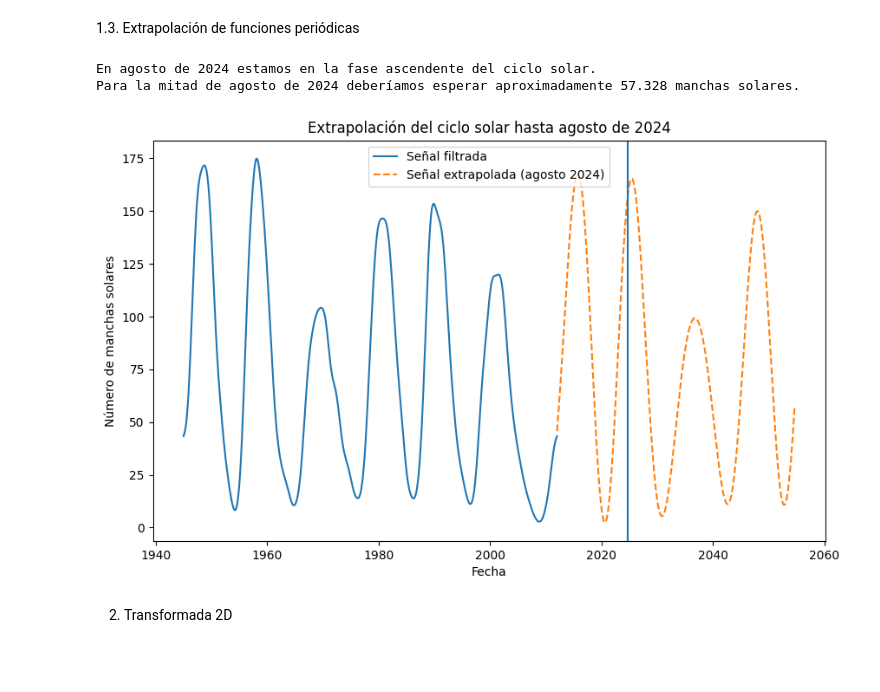
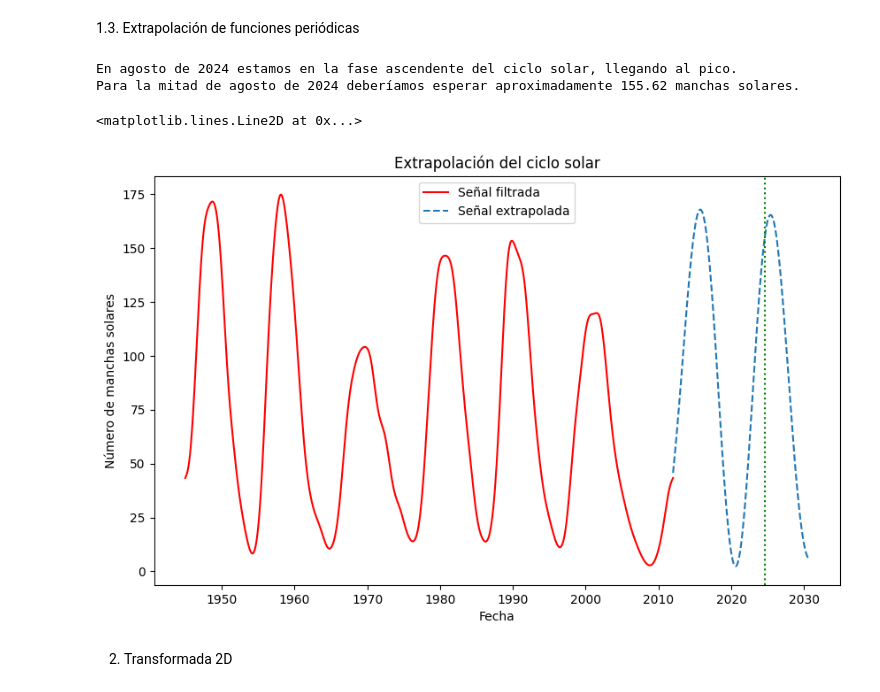
Before and after one commit to sarchilagomez1/MetodosComputacionales2-Fuentes-Archila, a Jupyter notebook: Taller2_fuentesarchila.ipynb, the cells around one changed output. Drawn from its saved outputs; the diff is of its cells as text; code cells hidden in the pictures; blank space fills up the shorter version.

```diff
--- a/Taller2_fuentesarchila.ipynb
+++ b/Taller2_fuentesarchila.ipynb
@@ -78,49 +78,48 @@ plt.show()
 # %% [markdown]
 1.3. Extrapolación de funciones periódicas
 # %%
-#Parámetros de la extrapolación
-n = 10
-fecha_final = pd.Timestamp('2054-08-15')
+n = 10  #armónicos
+fecha_final = pd.Timestamp('2030-08-15')
 N = len(df)
 
-#Transformada de Fourier de la señal filtrada
 fft_manchas = np.fft.fft(manchas_filtrada)
 frecuencias = np.fft.fftfreq(N, d=1)
 
-#Selección de los primeros y últimos n armónicos
-harmonicos_indices = np.concatenate([np.arange(n), np.arange(-n, 0)])
-harmonicos_frecuencias = frecuencias[harmonicos_indices]
-harmonicos_Fk = fft_manchas[harmonicos_indices]
+armonicos_indices = np.concatenate([np.arange(n), np.arange(-n, 0)])
+armonicos_frecs = frecuencias[armonicos_indices]
+armonicos_Fk = fft_manchas[armonicos_indices]
 
-#Crear un array de tiempos para extrapolar la señal (desde la última fecha hasta 2024)
-dias_extrapolacion = pd.date_range(start=df.index[-1], end=fecha_final, freq='D')
-t_extrapolacion = np.arange(len(dias_extrapolacion)) + N
+dias_extrapol = pd.date_range(start=df.index[-1], end=fecha_final, freq='D')
+t_extrapol = np.arange(len(dias_extrapol)) + N
 
-#Calcular la señal extrapolada
-y_extrapolada = np.zeros(len(t_extrapolacion), dtype=complex)
+y_extrapol = np.zeros(len(t_extrapol), dtype=complex)
 
 for k in range(2*n):
-    y_extrapolada += harmonicos_Fk[k] * np.exp(2j * np.pi * harmonicos_frecuencias[k] * t_extrapolacion)
+    y_extrapol += armonicos_Fk[k] * np.exp(2j * np.pi * armonicos_frecs[k] * t_extrapol)
 
-y_extrapolada /= N
+y_extrapol /= N
 
-#Graficar la señal original y la extrapolada
+indice_agosto_2024 = (pd.Timestamp('2024-08-15')  - df.index[-1]).days
+señal_agosto_2024 = round(y_extrapol.real[indice_agosto_2024], 3)
+
+print("En agosto de 2024 estamos en la fase ascendente del ciclo solar, llegando al pico.")
+print(f"Para la mitad de agosto de 2024 deberíamos esperar aproximadamente {señal_agosto_2024} manchas solares.")
+
+
+#Gráfica de la señal original y la extrapolada hasta 2030
 plt.figure(figsize=(10, 6))
-plt.plot(df.index, manchas_filtrada, label='Señal filtrada')
-plt.plot(dias_extrapolacion, y_extrapolada.real, label='Señal extrapolada (agosto 2024)', linestyle='--')
+plt.plot(df.index, manchas_filtrada, label='Señal filtrada', color='Red')
+plt.plot(dias_extrapol, y_extrapol.real, label='Señal extrapolada', linestyle='--')
 plt.xlabel('Fecha')
 plt.ylabel('Número de manchas solares')
 plt.legend()
-plt.title('Extrapolación del ciclo solar hasta agosto de 2024')
-plt.axvline(pd.to_datetime("2024-08-15"))
-
-#Respuesta a las preguntas:
-print("En agosto de 2024 estamos en la fase ascendente del ciclo solar.")
-print(f"Para la mitad de agosto de 2024 deberíamos esperar aproximadamente {round(y_extrapolada.real[-1], 3)} manchas solares.")
+plt.title('Extrapolación del ciclo solar')
+plt.axvline(pd.to_datetime("2024-08-15"), color='Green', linestyle=':', label='15 de agosto 2024')
 # %% [output]
-En agosto de 2024 estamos en la fase ascendente del ciclo solar.
-Para la mitad de agosto de 2024 deberíamos esperar aproximadamente 57.328 manchas solares.
+En agosto de 2024 estamos en la fase ascendente del ciclo solar, llegando al pico.
+Para la mitad de agosto de 2024 deberíamos esperar aproximadamente 155.62 manchas solares.
+<matplotlib.lines.Line2D at 0x...>
-[figure, old version]
+[figure, new version]
 # %% [markdown]
 2. Transformada 2D
 # %%
```
Also changed, not shown: parts of 2 cells of this notebook, 1 other file.
